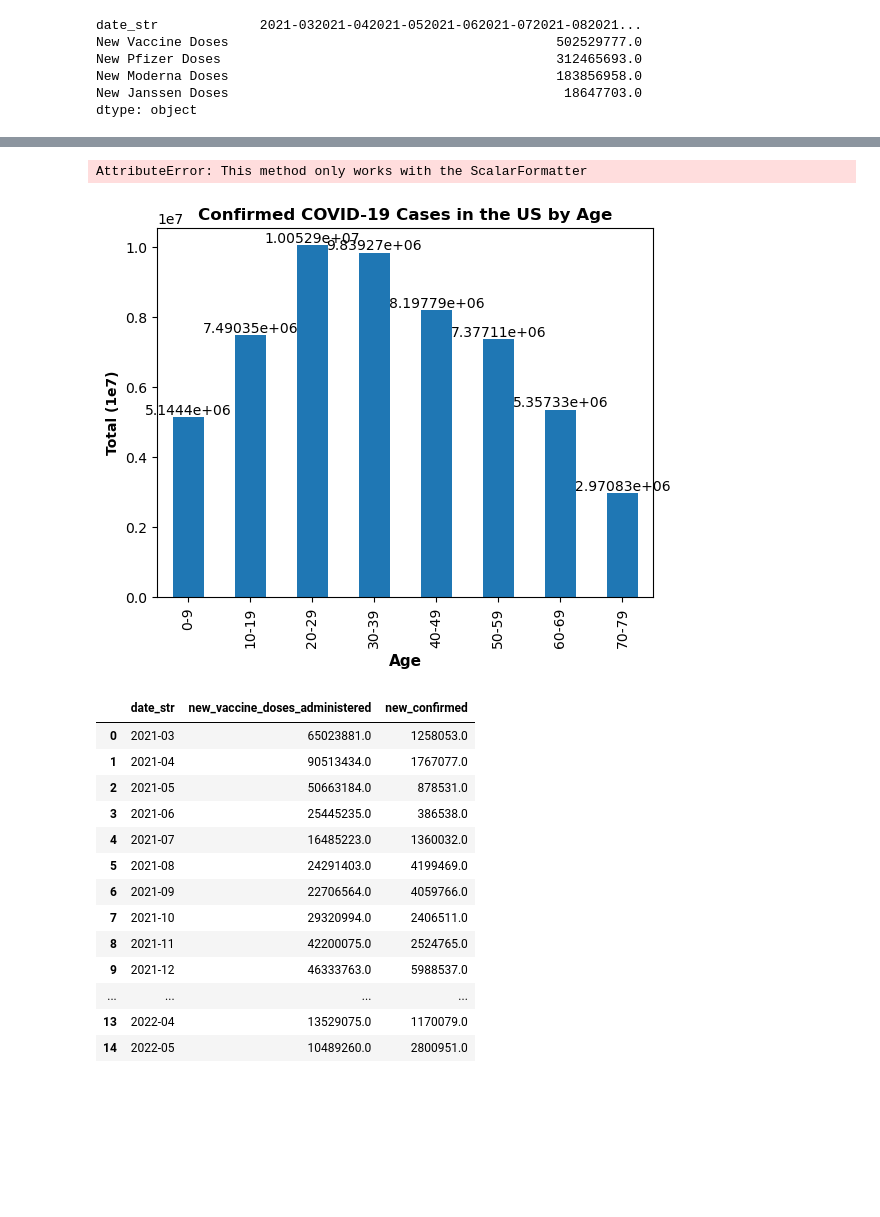
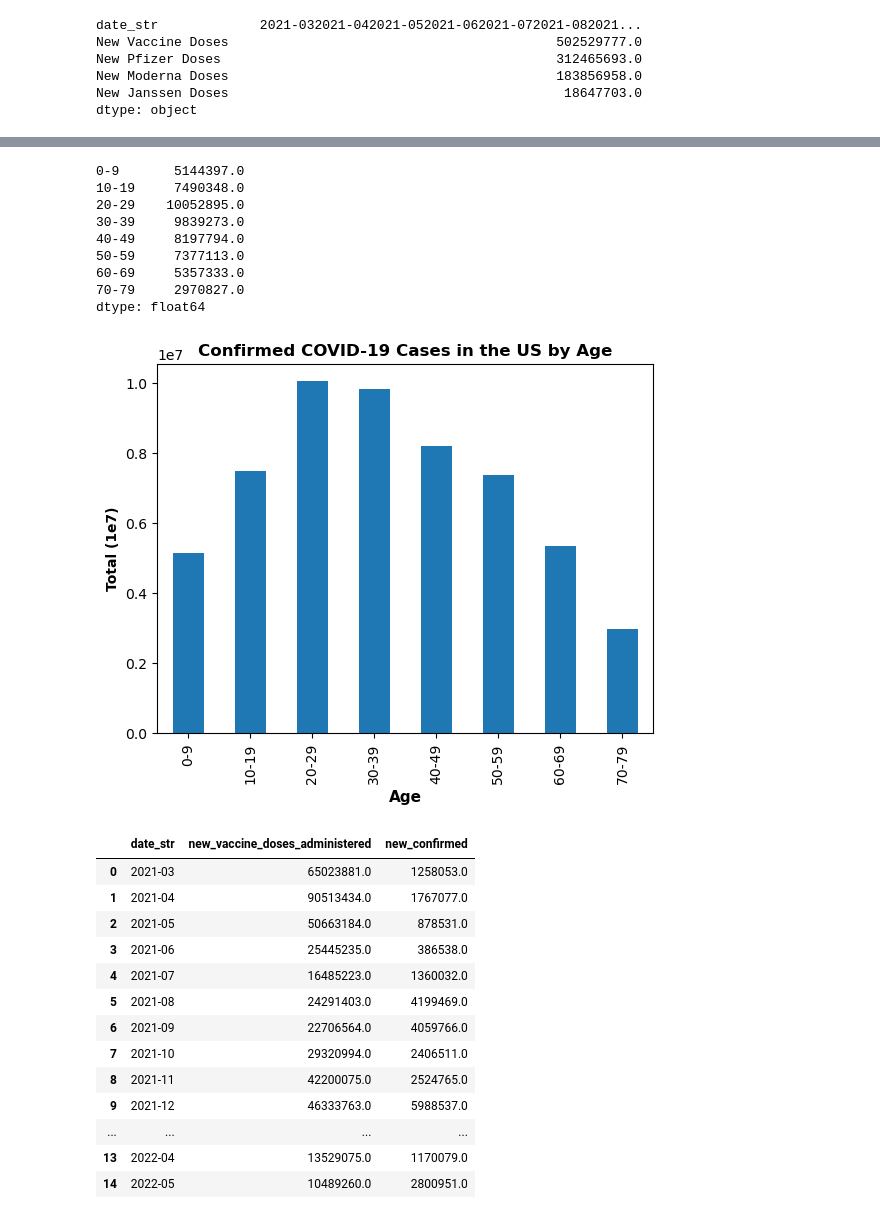
Before and after one commit to tinalina1003/Project1-Group4, a Jupyter notebook: Camille/Time Series Analysis for Time vs Vaccination Rates.ipynb, the cells around one changed output, grey strips where cells are left out. Drawn from its saved outputs; the diff is of its cells as text; code cells hidden in the pictures; blank space fills up the shorter version.

```diff
--- a/Camille/Time Series Analysis for Time vs Vaccination Rates.ipynb
+++ b/Camille/Time Series Analysis for Time vs Vaccination Rates.ipynb
@@ -241,28 +238,34 @@ confirmed_cases_df = confirmed_cases_df.rename(columns={'new_confirmed_age_7': '
 
 confirmed_cases_df = confirmed_cases_df.sum()
 confirmed_cases_df
-
-confirmed_cases_df.plot.bar(color='b')
-
-# tite label
-plt.title('Confirmed COVID-19 Cases in the US by Age')
-plt.title('Confirmed COVID-19 Cases in the US by Age', fontweight='bold')
-
-# x axis label
-plt.xlabel('Age')
-plt.xlabel('Age', fontweight='bold')
-plt.xlabel('Age', fontsize=11)
-plt.xticks(rotation=45)
-ax = confirmed_cases_df.plot.bar()
-ax.bar_label(ax.containers[0])
-
-
-# y axis label
-plt.ylabel('Total (1e7)')
-plt.ylabel('Total (1e7)', fontweight='bold')
-
-plt.show()
 # %% [output]
-AttributeError: This method only works with the ScalarFormatter
+0-9       5144397.0
+10-19     7490348.0
+20-29    10052895.0
+30-39     9839273.0
+40-49     8197794.0
+50-59     7377113.0
+60-69     5357333.0
+70-79     2970827.0
+dtype: float64
-[figure, removed]
+# %%
+# bar graph
+confirmed_cases_df.plot.bar(color='b')
+
+# tite label
+plt.title('Confirmed COVID-19 Cases in the US by Age')
+plt.title('Confirmed COVID-19 Cases in the US by Age', fontweight='bold')
+
+# x axis label
+plt.xlabel('Age', fontweight='bold', fontsize=11)
+ax = confirmed_cases_df.plot.bar()
+
+# y axis label
+plt.ylabel('Total (1e7)')
+plt.ylabel('Total (1e7)', fontweight='bold')
+
+plt.savefig('Confirmed Cases by Age')
+plt.show()
+# %% [output]
+[figure, added]
 # %%
```
Also changed, not shown: parts of 5 cells of this notebook, 6 other files.
